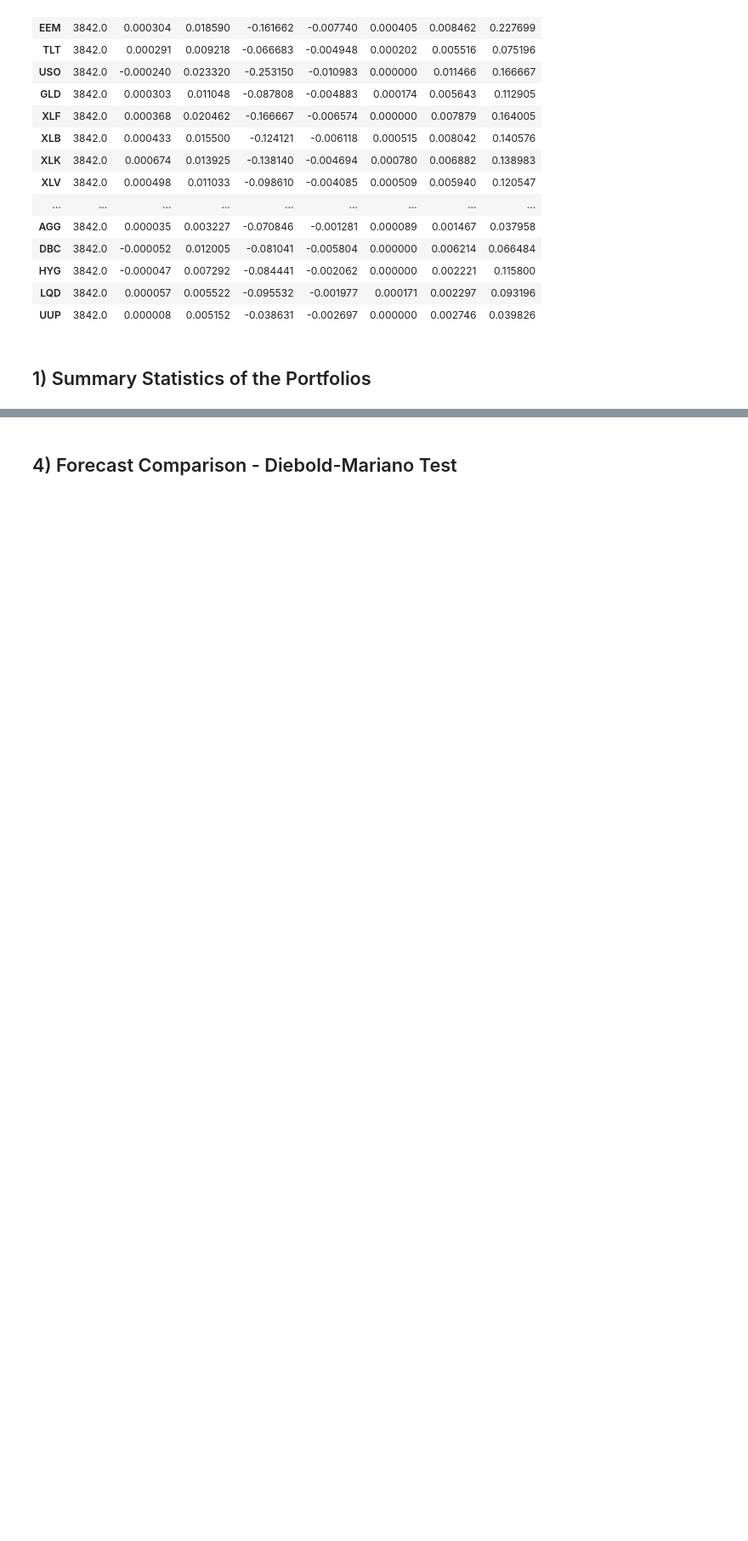
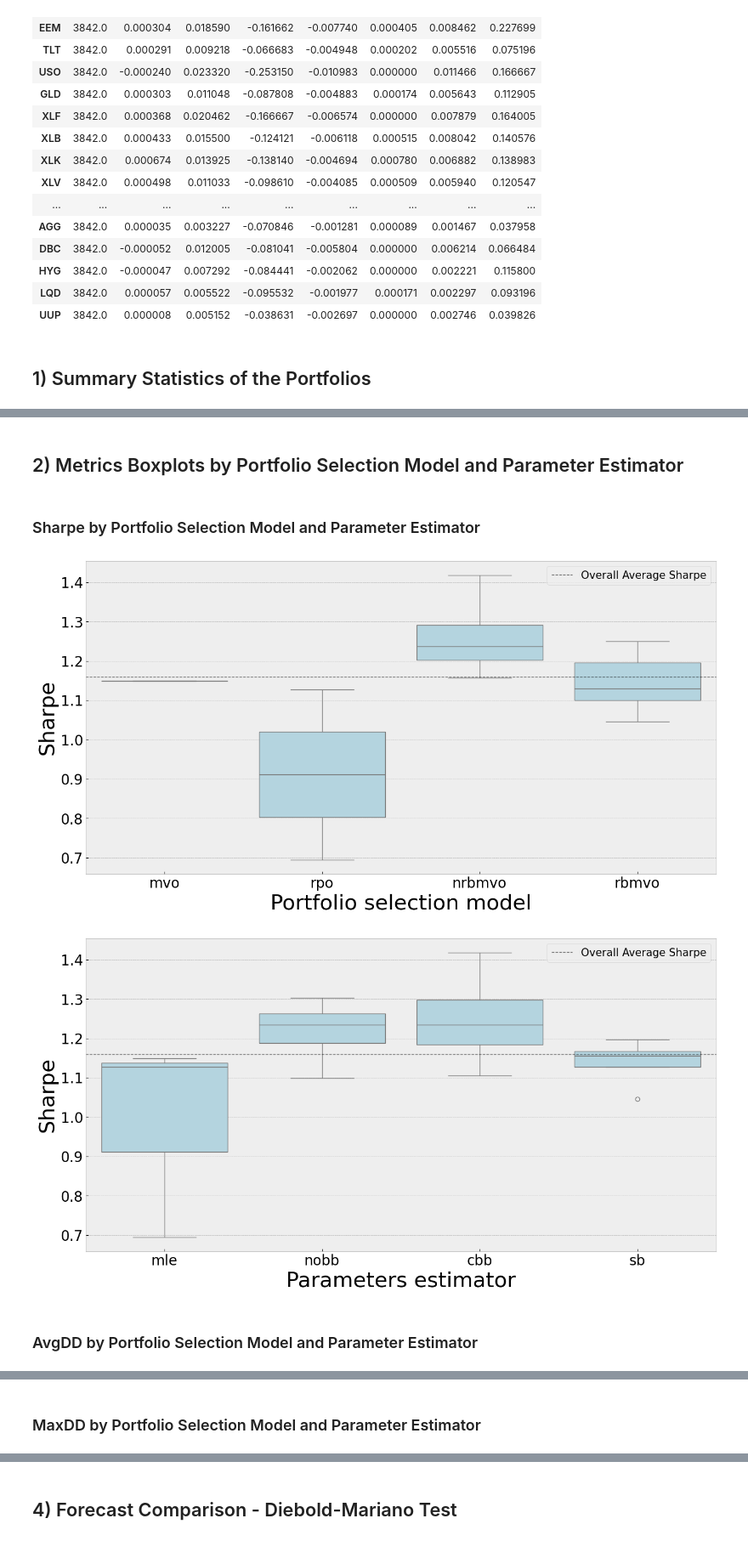
Before and after one commit to dcuoliveira/rpowbe, a Jupyter notebook: src/results_report_lo.ipynb, the cells around one changed output, grey strips where cells are left out. Shown at 85% size. Drawn from its saved outputs; the diff is of its cells as text; code cells hidden in the pictures; blank space fills up the shorter version.

```diff
--- a/src/results_report_lo.ipynb
+++ b/src/results_report_lo.ipynb
@@ -148,2 +183,46 @@ rpo\_lo\_mle\_mle\_cs2006 & 14.405057 & 20.730157 & 0.694884 & 0.817279 & -12.74
 \bottomrule
 \end{tabular}
+# %% [markdown]
+## 2) Metrics Boxplots by Portfolio Selection Model and Parameter Estimator
+# %%
+warnings.simplefilter("ignore")
+
+metrics = ["Sharpe", "AvgDD", "MaxDD"]
+
+# agg. stats with description
+all_stats_des_df = pd.DataFrame(all_stats).T.dropna()
+melt_all_stats_des_df = all_stats_des_df.melt(["model", "estimator"])
+
+# compute means
+model_mean = melt_all_stats_des_df.groupby(["model", "variable"]).mean()
+avg_overall = melt_all_stats_des_df.groupby(["variable"])[["value"]].mean()
+
+for m in metrics:
+
+    plot_df = melt_all_stats_des_df.loc[melt_all_stats_des_df["variable"] == m].drop(["variable"], axis=1).rename(columns={"value": m})
+
+    display(Markdown(f"### {m} by Portfolio Selection Model and Parameter Estimator"))
+    fig, ax = plt.subplots(figsize=(16,8))
+    sns.boxplot(x="model", y=m, data=plot_df, ax=ax, color='lightblue')
+    ax.set_ylabel(m, fontsize=30)
+    ax.set_xlabel("Portfolio selection model", fontsize=30)
+    ax.axhline(y=avg_overall.loc[m].iloc[0], color='k', linestyle='--', alpha=0.5, label=f"Overall Average {m}")
+    ax.tick_params(axis="x", labelsize=20)
+    ax.tick_params(axis="y", labelsize=20)
+    ax.legend(loc="best",fontsize=15)
+    plt.show()
+
+    fig, ax = plt.subplots(figsize=(16,8))
+    sns.boxplot(x="estimator", y=m, data=plot_df, ax=ax, color='lightblue')
+    ax.set_ylabel(m, fontsize=30)
+    ax.set_xlabel("Parameters estimator", fontsize=30)
+    ax.axhline(y=avg_overall.loc[m].iloc[0], color='k', linestyle='--', alpha=0.5, label=f"Overall Average {m}")
+    ax.tick_params(axis="x", labelsize=20)
+    ax.tick_params(axis="y", labelsize=20)
+    ax.legend(loc="best",fontsize=15)
+    plt.show()
+# %% [output]
+### Sharpe by Portfolio Selection Model and Parameter Estimator
+[figure, added]
+[figure, added]
+### AvgDD by Portfolio Selection Model and Parameter Estimator
@@ -149,0 +231 @@ rpo\_lo\_mle\_mle\_cs2006 & 14.405057 & 20.730157 & 0.694884 & 0.817279 & -12.74
+### MaxDD by Portfolio Selection Model and Parameter Estimator
```
Also changed, not shown: parts of 9 cells of this notebook, 39 other files.
